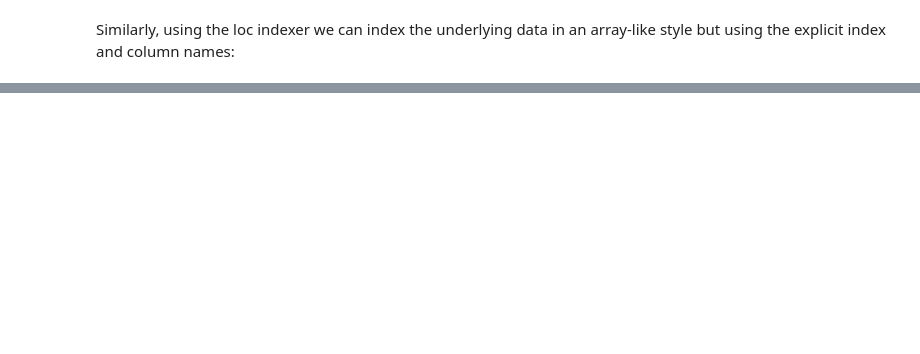
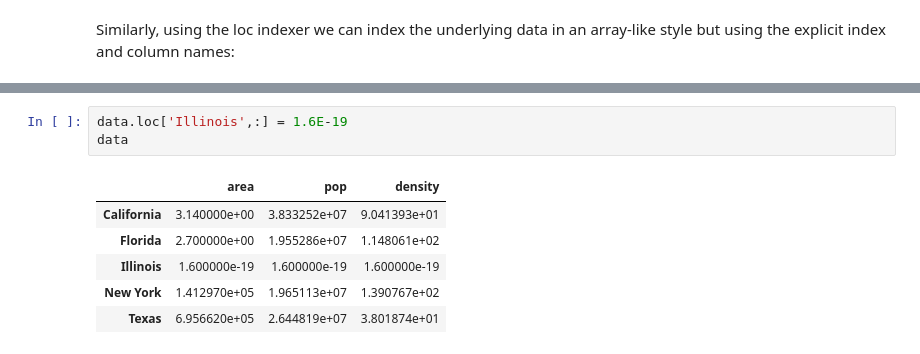
Before and after one commit to franzoni/ML-A-Z-Hands-On-Python-R, a Jupyter notebook: Machine_Learning_A-Z_Template_Folder/Part_4_-_Clustering/Section_2xx_-_Part_PLAYplay/pandas_Indexing_Selection.ipynb, the cells around one changed output, grey strips where cells are left out. Drawn from its saved outputs; the diff is of its cells as text; blank space fills up the shorter version.

```diff
--- a/Machine_Learning_A-Z_Template_Folder/Part_4_-_Clustering/Section_2xx_-_Part_PLAYplay/pandas_Indexing_Selection.ipynb
+++ b/Machine_Learning_A-Z_Template_Folder/Part_4_-_Clustering/Section_2xx_-_Part_PLAYplay/pandas_Indexing_Selection.ipynb
@@ -320,0 +380,10 @@ data.loc[:'Illinois', :'pop']
+# %%
+data.loc['Illinois',:] = 1.6E-19
+data
+# %% [output]
+|  | area | pop | density |
+| California | 3.140000e+00 | 3.833252e+07 | 9.041393e+01 |
+| Florida | 2.700000e+00 | 1.955286e+07 | 1.148061e+02 |
+| Illinois | 1.600000e-19 | 1.600000e-19 | 1.600000e-19 |
+| New York | 1.412970e+05 | 1.965113e+07 | 1.390767e+02 |
+| Texas | 6.956620e+05 | 2.644819e+07 | 3.801874e+01 |
```
Also changed, not shown: parts of 30 cells of this notebook.
